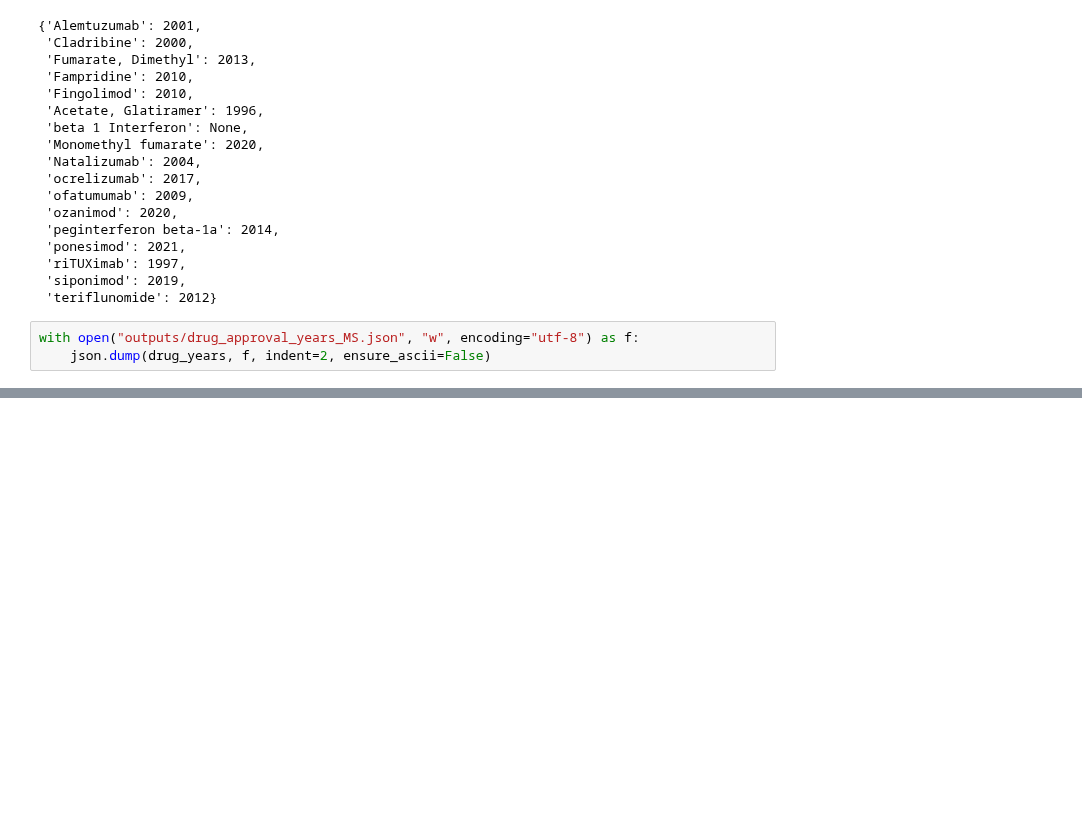
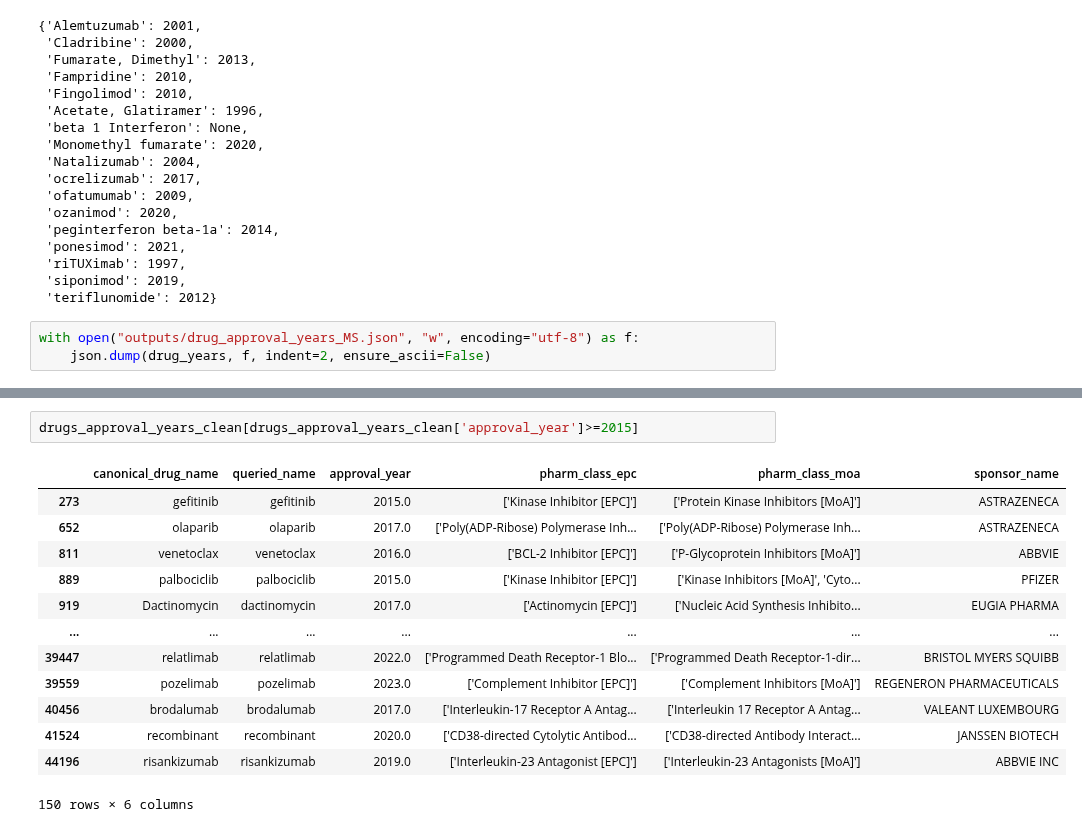
Before and after one commit to Ineichen-Group/Preclinical_DrugDisease_Translation_Pipeline, a Jupyter notebook: 10_use_case_disease_focus/Get_Drug_Approval_Dates.ipynb, the cells around one changed output, grey strips where cells are left out. Cells and saved outputs as stored; diff of their text form; blank space fills up the shorter version.

```diff
--- a/10_use_case_disease_focus/Get_Drug_Approval_Dates.ipynb
+++ b/10_use_case_disease_focus/Get_Drug_Approval_Dates.ipynb
@@ -400,0 +637,16 @@ with open("outputs/drug_approval_years_MS.json", "w", encoding="utf-8") as f:
+# %%
+drugs_approval_years_clean[drugs_approval_years_clean['approval_year']>=2015]
+# %% [output]
+|  | canonical_drug_name | queried_name | approval_year | pharm_class_epc | pharm_class_moa | sponsor_name |
+| 273 | gefitinib | gefitinib | 2015.0 | ['Kinase Inhibitor [EPC]'] | ['Protein Kinase Inhibitors [MoA]'] | ASTRAZENECA |
+| 652 | olaparib | olaparib | 2017.0 | ['Poly(ADP-Ribose) Polymerase Inh... | ['Poly(ADP-Ribose) Polymerase Inh... | ASTRAZENECA |
+| 811 | venetoclax | venetoclax | 2016.0 | ['BCL-2 Inhibitor [EPC]'] | ['P-Glycoprotein Inhibitors [MoA]'] | ABBVIE |
+| 889 | palbociclib | palbociclib | 2015.0 | ['Kinase Inhibitor [EPC]'] | ['Kinase Inhibitors [MoA]', 'Cyto... | PFIZER |
+| 919 | Dactinomycin | dactinomycin | 2017.0 | ['Actinomycin [EPC]'] | ['Nucleic Acid Synthesis Inhibito... | EUGIA PHARMA |
+| ... | ... | ... | ... | ... | ... | ... |
+| 39447 | relatlimab | relatlimab | 2022.0 | ['Programmed Death Receptor-1 Blo... | ['Programmed Death Receptor-1-dir... | BRISTOL MYERS SQUIBB |
+| 39559 | pozelimab | pozelimab | 2023.0 | ['Complement Inhibitor [EPC]'] | ['Complement Inhibitors [MoA]'] | REGENERON PHARMACEUTICALS |
+| 40456 | brodalumab | brodalumab | 2017.0 | ['Interleukin-17 Receptor A Antag... | ['Interleukin 17 Receptor A Antag... | VALEANT LUXEMBOURG |
+| 41524 | recombinant | recombinant | 2020.0 | ['CD38-directed Cytolytic Antibod... | ['CD38-directed Antibody Interact... | JANSSEN BIOTECH |
+| 44196 | risankizumab | risankizumab | 2019.0 | ['Interleukin-23 Antagonist [EPC]'] | ['Interleukin-23 Antagonists [MoA]'] | ABBVIE INC |
+150 rows × 6 columns
```
Also changed, not shown: parts of 13 cells of this notebook.
